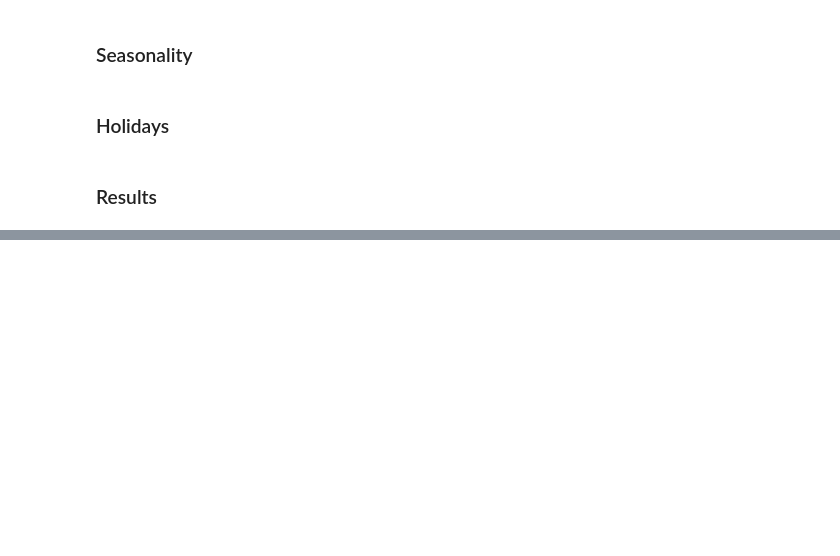
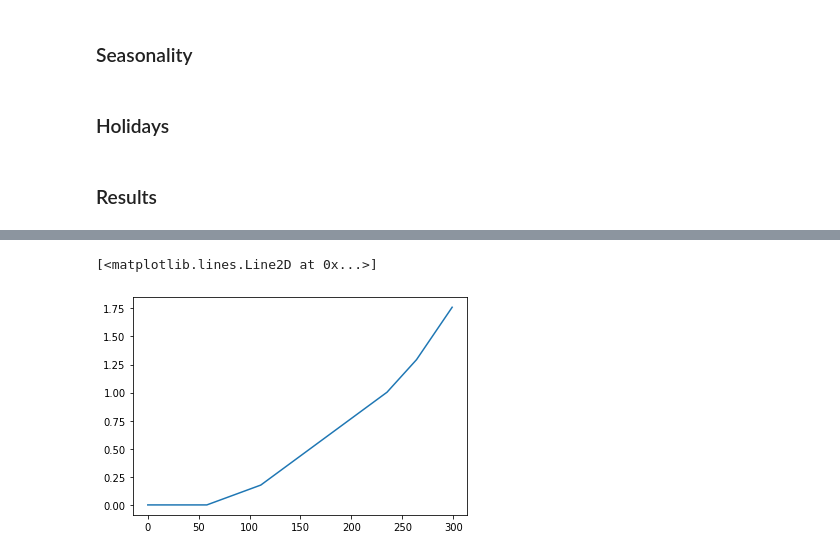
Before and after one commit to DominikHuss/AITech-forecasting, a Jupyter notebook: our_prophet.ipynb, the cells around one changed output, grey strips where cells are left out. Drawn from its saved outputs; the diff is of its cells as text; code cells hidden in the pictures; blank space fills up the shorter version.

```diff
--- a/our_prophet.ipynb
+++ b/our_prophet.ipynb
@@ -124,0 +142,5 @@ nan
+# %%
+plt.plot(jnp.arange(300),Y[0])
+# %% [output]
+[<matplotlib.lines.Line2D at 0x...>]
+[figure, added]
```
Also changed, not shown: parts of 10 cells of this notebook.
